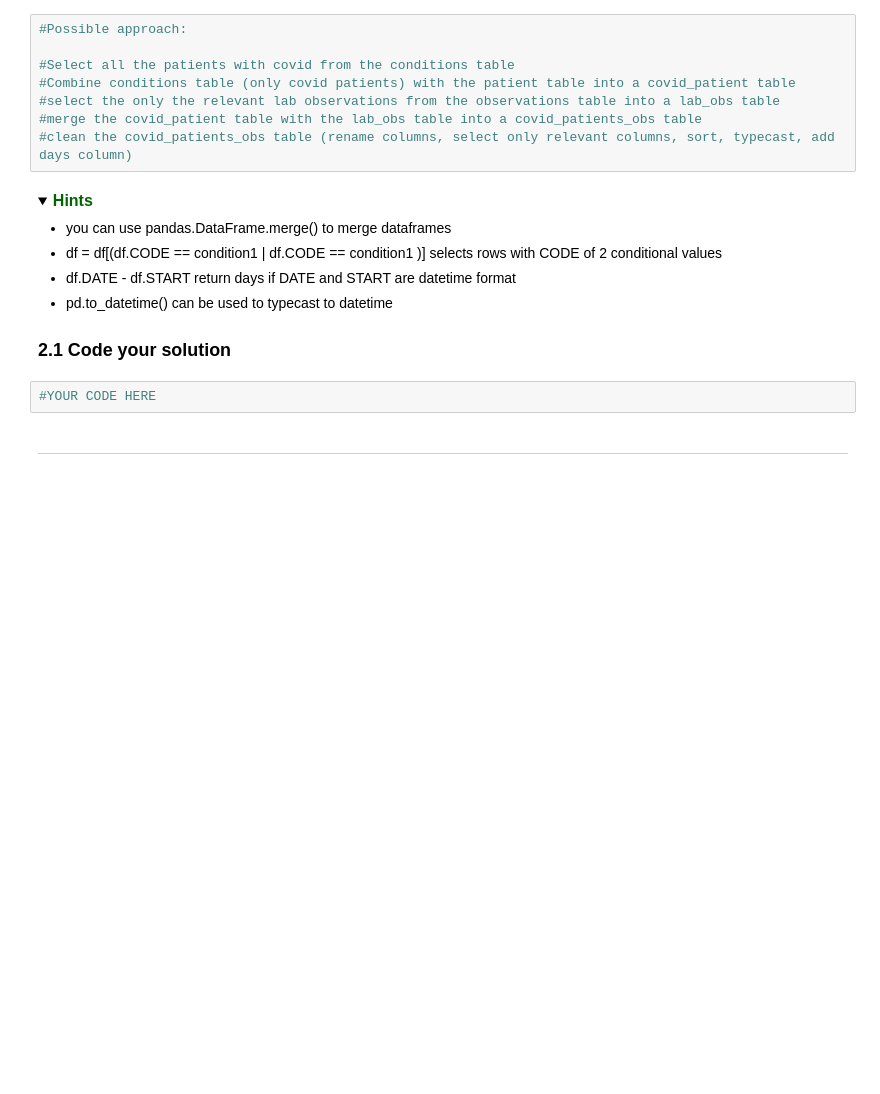
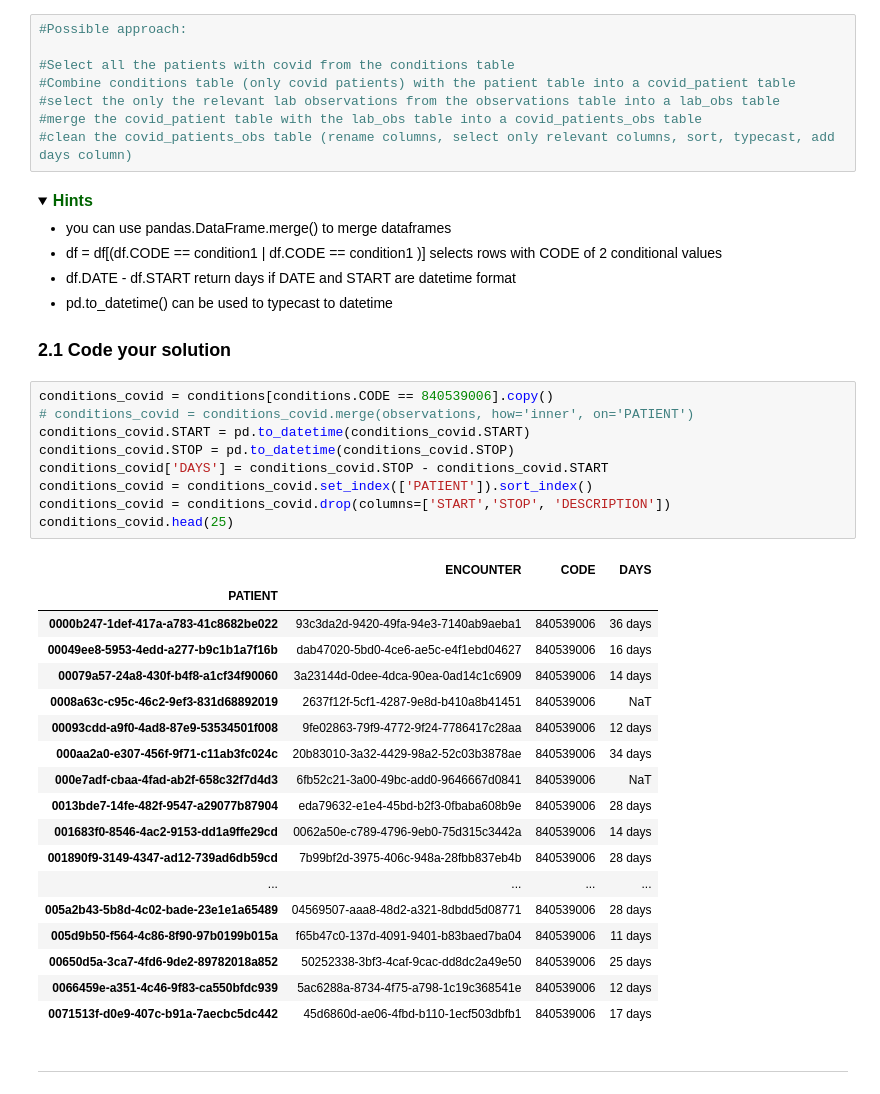
Before and after one commit to Magiduck/Programming1, a Jupyter notebook: assessments/Assignment_week_03.ipynb, the cells around one changed output. Cells and saved outputs as stored; diff of their text form; folded sections open; blank space fills up the shorter version.

```diff
--- a/assessments/Assignment_week_03.ipynb
+++ b/assessments/Assignment_week_03.ipynb
@@ -188,8 +213,34 @@ PATIENT
 
 <a name='ex-21'></a>
 ### 2.1 Code your solution
-# %%
-#YOUR CODE HERE
+# %%
+conditions_covid = conditions[conditions.CODE == 840539006].copy()
+# conditions_covid = conditions_covid.merge(observations, how='inner', on='PATIENT')
+conditions_covid.START = pd.to_datetime(conditions_covid.START)
+conditions_covid.STOP = pd.to_datetime(conditions_covid.STOP)
+conditions_covid['DAYS'] = conditions_covid.STOP - conditions_covid.START
+conditions_covid = conditions_covid.set_index(['PATIENT']).sort_index()
+conditions_covid = conditions_covid.drop(columns=['START','STOP', 'DESCRIPTION'])
+conditions_covid.head(25)
+# %% [output]
+|  | ENCOUNTER | CODE | DAYS |
+| PATIENT |  |  |  |
+| 0000b247-1def-417a-a783-41c8682be022 | 93c3da2d-9420-49fa-94e3-7140ab9aeba1 | 840539006 | 36 days |
+| 00049ee8-5953-4edd-a277-b9c1b1a7f16b | dab47020-5bd0-4ce6-ae5c-e4f1ebd04627 | 840539006 | 16 days |
+| 00079a57-24a8-430f-b4f8-a1cf34f90060 | 3a23144d-0dee-4dca-90ea-0ad14c1c6909 | 840539006 | 14 days |
+| 0008a63c-c95c-46c2-9ef3-831d68892019 | 2637f12f-5cf1-4287-9e8d-b410a8b41451 | 840539006 | NaT |
+| 00093cdd-a9f0-4ad8-87e9-53534501f008 | 9fe02863-79f9-4772-9f24-7786417c28aa | 840539006 | 12 days |
+| 000aa2a0-e307-456f-9f71-c11ab3fc024c | 20b83010-3a32-4429-98a2-52c03b3878ae | 840539006 | 34 days |
+| 000e7adf-cbaa-4fad-ab2f-658c32f7d4d3 | 6fb52c21-3a00-49bc-add0-9646667d0841 | 840539006 | NaT |
+| 0013bde7-14fe-482f-9547-a29077b87904 | eda79632-e1e4-45bd-b2f3-0fbaba608b9e | 840539006 | 28 days |
+| 001683f0-8546-4ac2-9153-dd1a9ffe29cd | 0062a50e-c789-4796-9eb0-75d315c3442a | 840539006 | 14 days |
+| 001890f9-3149-4347-ad12-739ad6db59cd | 7b99bf2d-3975-406c-948a-28fbb837eb4b | 840539006 | 28 days |
+| ... | ... | ... | ... |
+| 005a2b43-5b8d-4c02-bade-23e1e1a65489 | 04569507-aaa8-48d2-a321-8dbdd5d08771 | 840539006 | 28 days |
+| 005d9b50-f564-4c86-8f90-97b0199b015a | f65b47c0-137d-4091-9401-b83baed7ba04 | 840539006 | 11 days |
+| 00650d5a-3ca7-4fd6-9de2-89782018a852 | 50252338-3bf3-4caf-9cac-dd8dc2a49e50 | 840539006 | 25 days |
+| 0066459e-a351-4c46-9f83-ca550bfdc939 | 5ac6288a-8734-4f75-a798-1c19c368541e | 840539006 | 12 days |
+| 0071513f-d0e9-407c-b91a-7aecbc5dc442 | 45d6860d-ae06-4fbd-b110-1ecf503dbfb1 | 840539006 | 17 days |
 # %% [markdown]
 ---
 # %% [markdown]
```
Also changed, not shown: parts of 2 cells of this notebook.
